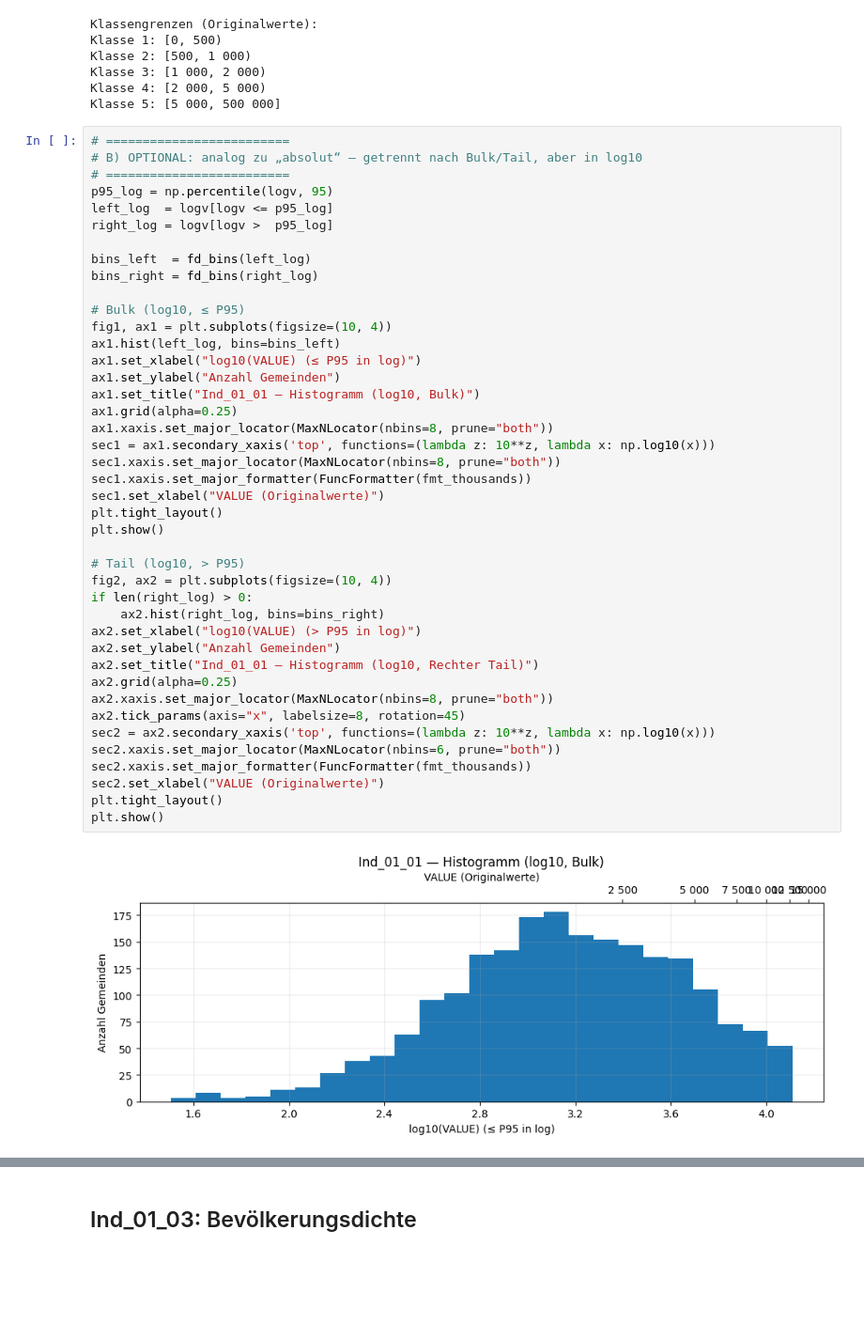
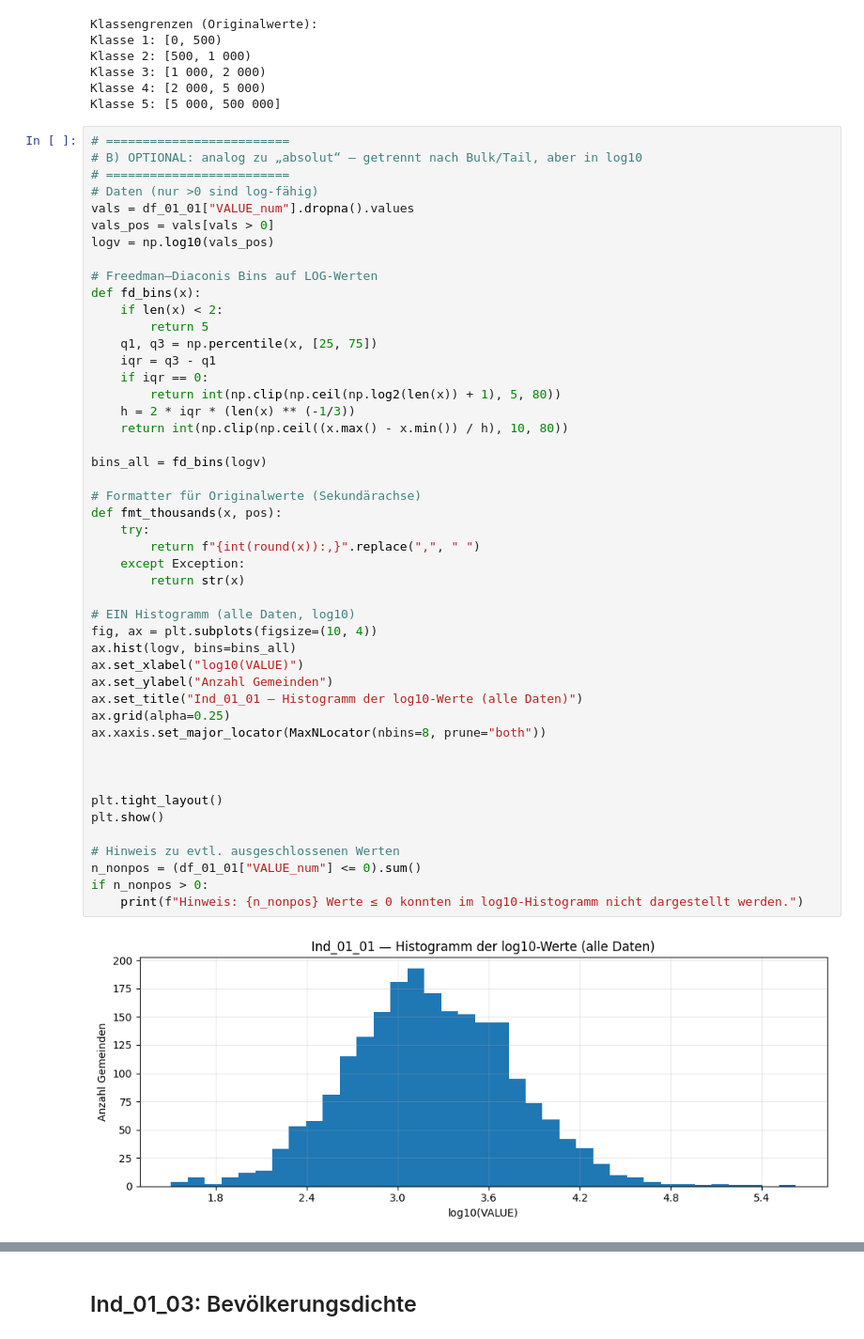
Before and after one commit to Carlomk1/Regionalportr-ts2021, a Jupyter notebook: explorative-analysis.ipynb, the cells around one changed output, grey strips where cells are left out. Shown: that part at 94% size. Drawn from its saved outputs; the diff is of its cells as text; blank space fills up the shorter version.

Commit message:
log values added for 01_01

```diff
--- a/explorative-analysis.ipynb
+++ b/explorative-analysis.ipynb
@@ -644,44 +638,49 @@ Klasse 5: [5 000, 500 000]
 # %%
 # =========================
 # B) OPTIONAL: analog zu „absolut“ – getrennt nach Bulk/Tail, aber in log10
 # =========================
-p95_log = np.percentile(logv, 95)
-left_log  = logv[logv <= p95_log]
-right_log = logv[logv >  p95_log]
+# Daten (nur >0 sind log-fähig)
+vals = df_01_01["VALUE_num"].dropna().values
+vals_pos = vals[vals > 0]
+logv = np.log10(vals_pos)
 
-bins_left  = fd_bins(left_log)
-bins_right = fd_bins(right_log)
+# Freedman–Diaconis Bins auf LOG-Werten
+def fd_bins(x):
+    if len(x) < 2:
+        return 5
+    q1, q3 = np.percentile(x, [25, 75])
+    iqr = q3 - q1
+    if iqr == 0:
+        return int(np.clip(np.ceil(np.log2(len(x)) + 1), 5, 80))
+    h = 2 * iqr * (len(x) ** (-1/3))
+    return int(np.clip(np.ceil((x.max() - x.min()) / h), 10, 80))
 
-# Bulk (log10, ≤ P95)
-fig1, ax1 = plt.subplots(figsize=(10, 4))
-ax1.hist(left_log, bins=bins_left)
-ax1.set_xlabel("log10(VALUE) (≤ P95 in log)")
-ax1.set_ylabel("Anzahl Gemeinden")
-ax1.set_title("Ind_01_01 — Histogramm (log10, Bulk)")
-ax1.grid(alpha=0.25)
-ax1.xaxis.set_major_locator(MaxNLocator(nbins=8, prune="both"))
-sec1 = ax1.secondary_xaxis('top', functions=(lambda z: 10**z, lambda x: np.log10(x)))
-sec1.xaxis.set_major_locator(MaxNLocator(nbins=8, prune="both"))
-sec1.xaxis.set_major_formatter(FuncFormatter(fmt_thousands))
-sec1.set_xlabel("VALUE (Originalwerte)")
+bins_all = fd_bins(logv)
+
+# Formatter für Originalwerte (Sekundärachse)
+def fmt_thousands(x, pos):
+    try:
+        return f"{int(round(x)):,}".replace(",", " ")
+    except Exception:
+        return str(x)
+
+# EIN Histogramm (alle Daten, log10)
+fig, ax = plt.subplots(figsize=(10, 4))
+ax.hist(logv, bins=bins_all)
+ax.set_xlabel("log10(VALUE)")
+ax.set_ylabel("Anzahl Gemeinden")
+ax.set_title("Ind_01_01 — Histogramm der log10-Werte (alle Daten)")
+ax.grid(alpha=0.25)
+ax.xaxis.set_major_locator(MaxNLocator(nbins=8, prune="both"))
+
+
+
 plt.tight_layout()
 plt.show()
 
-# Tail (log10, > P95)
-fig2, ax2 = plt.subplots(figsize=(10, 4))
-if len(right_log) > 0:
-    ax2.hist(right_log, bins=bins_right)
-ax2.set_xlabel("log10(VALUE) (> P95 in log)")
-ax2.set_ylabel("Anzahl Gemeinden")
-ax2.set_title("Ind_01_01 — Histogramm (log10, Rechter Tail)")
-ax2.grid(alpha=0.25)
-ax2.xaxis.set_major_locator(MaxNLocator(nbins=8, prune="both"))
-ax2.tick_params(axis="x", labelsize=8, rotation=45)
-sec2 = ax2.secondary_xaxis('top', functions=(lambda z: 10**z, lambda x: np.log10(x)))
-sec2.xaxis.set_major_locator(MaxNLocator(nbins=6, prune="both"))
-sec2.xaxis.set_major_formatter(FuncFormatter(fmt_thousands))
-sec2.set_xlabel("VALUE (Originalwerte)")
-plt.tight_layout()
-plt.show()
+# Hinweis zu evtl. ausgeschlossenen Werten
+n_nonpos = (df_01_01["VALUE_num"] <= 0).sum()
+if n_nonpos > 0:
+    print(f"Hinweis: {n_nonpos} Werte ≤ 0 konnten im log10-Histogramm nicht dargestellt werden.")
 # %% [output]
-[figure, old version]
+[figure, new version]
```
Also changed, not shown: parts of 3 cells of this notebook.
